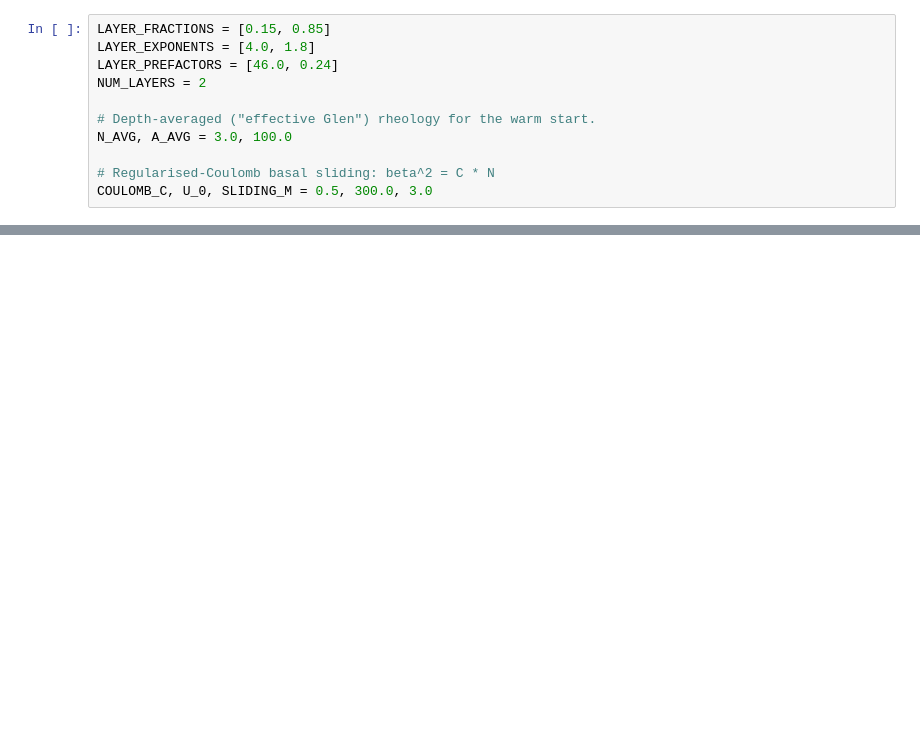
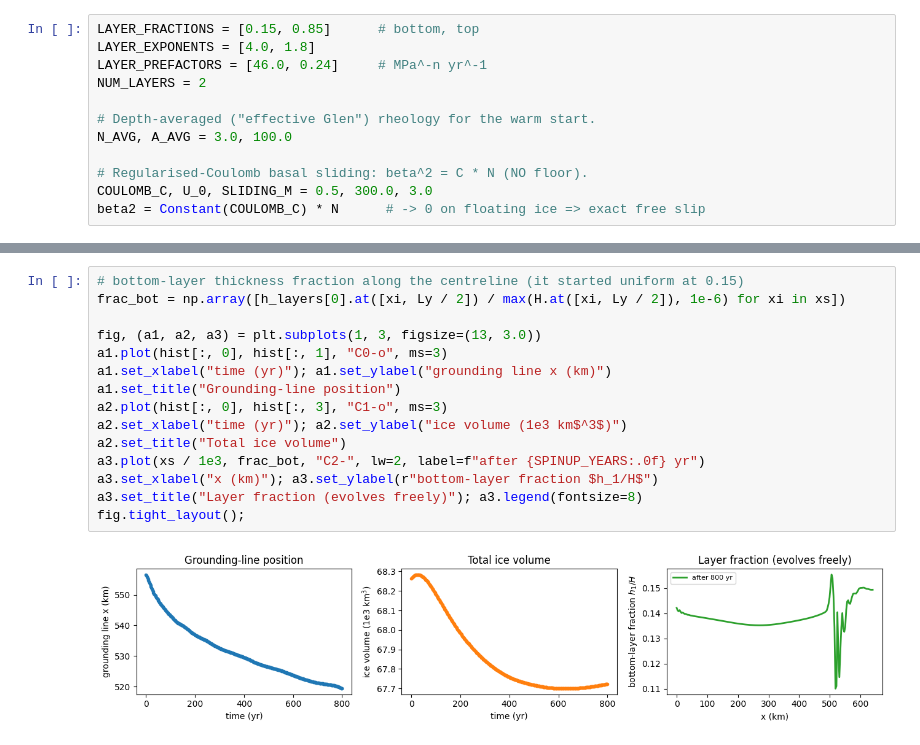
Before and after one commit to hoffmaao/multi-layer, a Jupyter notebook: notebooks/mismip+.ipynb, the cells around one changed output, grey strips where cells are left out. Cells and saved outputs as stored; diff of their text form; blank space fills up the shorter version.

```diff
--- a/notebooks/mismip+.ipynb
+++ b/notebooks/mismip+.ipynb
@@ -132,14 +136,15 @@ $n=1.8$.
 # %%
-LAYER_FRACTIONS = [0.15, 0.85]
+LAYER_FRACTIONS = [0.15, 0.85]      # bottom, top
 LAYER_EXPONENTS = [4.0, 1.8]
-LAYER_PREFACTORS = [46.0, 0.24]
+LAYER_PREFACTORS = [46.0, 0.24]     # MPa^-n yr^-1
 NUM_LAYERS = 2
 
 # Depth-averaged ("effective Glen") rheology for the warm start.
 N_AVG, A_AVG = 3.0, 100.0
 
-# Regularised-Coulomb basal sliding: beta^2 = C * N
+# Regularised-Coulomb basal sliding: beta^2 = C * N (NO floor).
 COULOMB_C, U_0, SLIDING_M = 0.5, 300.0, 3.0
+beta2 = Constant(COULOMB_C) * N      # -> 0 on floating ice => exact free slip
 # %% [markdown]
 ## Depth-averaged warm start
 
@@ -282,0 +437,17 @@ ax.set_title("MISMIP+ centreline speeds"); ax.legend(fontsize=8);
+# %%
+# bottom-layer thickness fraction along the centreline (it started uniform at 0.15)
+frac_bot = np.array([h_layers[0].at([xi, Ly / 2]) / max(H.at([xi, Ly / 2]), 1e-6) for xi in xs])
+
+fig, (a1, a2, a3) = plt.subplots(1, 3, figsize=(13, 3.0))
+a1.plot(hist[:, 0], hist[:, 1], "C0-o", ms=3)
+a1.set_xlabel("time (yr)"); a1.set_ylabel("grounding line x (km)")
+a1.set_title("Grounding-line position")
+a2.plot(hist[:, 0], hist[:, 3], "C1-o", ms=3)
+a2.set_xlabel("time (yr)"); a2.set_ylabel("ice volume (1e3 km$^3$)")
+a2.set_title("Total ice volume")
+a3.plot(xs / 1e3, frac_bot, "C2-", lw=2, label=f"after {SPINUP_YEARS:.0f} yr")
+a3.set_xlabel("x (km)"); a3.set_ylabel(r"bottom-layer fraction $h_1/H$")
+a3.set_title("Layer fraction (evolves freely)"); a3.legend(fontsize=8)
+fig.tight_layout();
+# %% [output]
+[figure, added]
```
Also changed, not shown: parts of 26 cells of this notebook, 1 other file.
